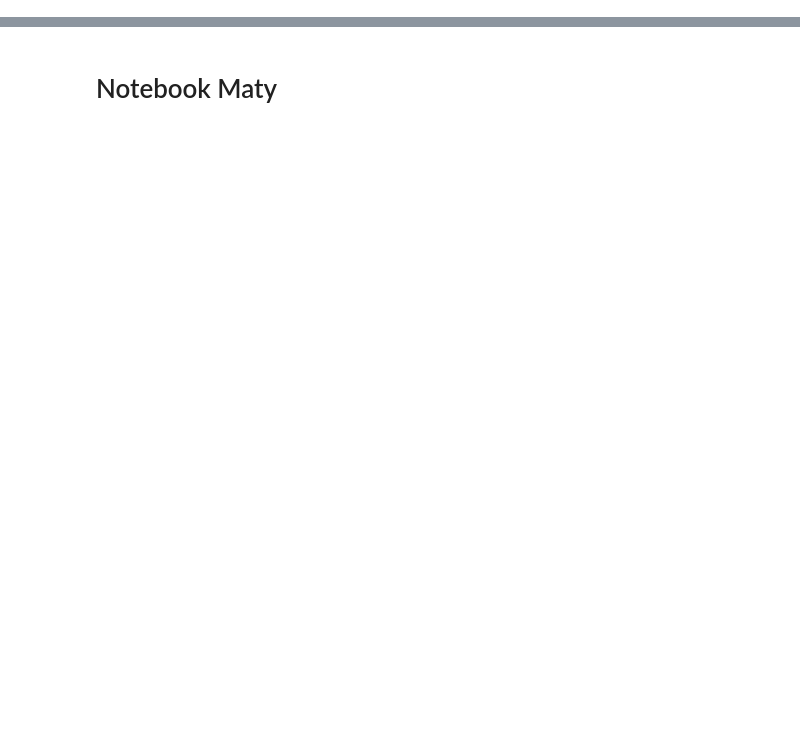
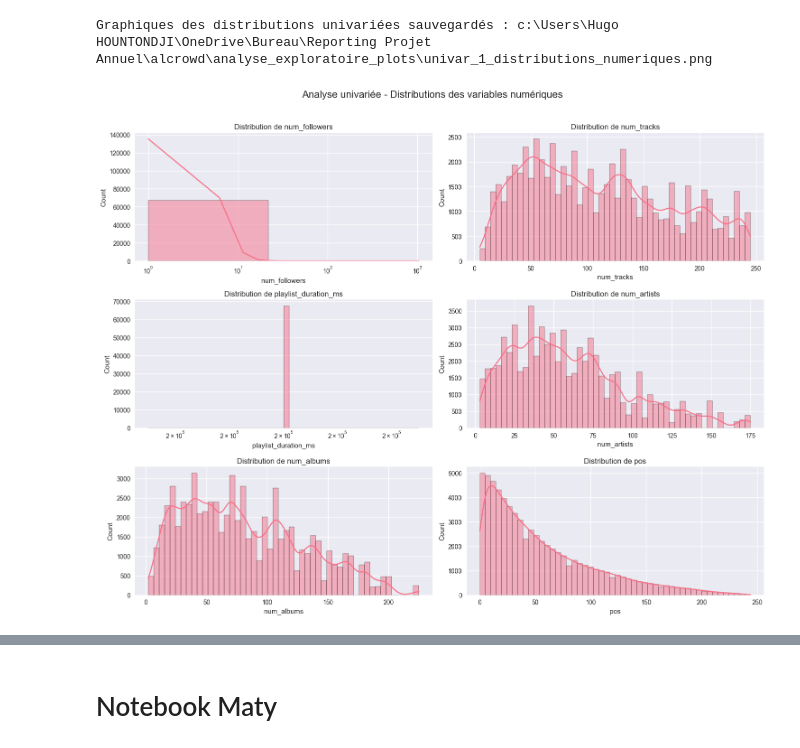
Before and after one commit to HugoHOUNTesgi/Reporting-Projet-Annuel, a Jupyter notebook: projet_reporting.ipynb, the cells around one changed output, grey strips where cells are left out. Drawn from its saved outputs; the diff is of its cells as text; code cells hidden in the pictures; blank space fills up the shorter version.

```diff
--- a/projet_reporting.ipynb
+++ b/projet_reporting.ipynb
@@ -169,0 +307,26 @@ Réaliser une analyse bivariée pour explorer les relations entre les variables
+# %%
+# Configuration pour l'analyse exploratoire
+from scipy import stats
+import warnings
+warnings.filterwarnings('ignore')
+plt.style.use('seaborn-v0_8')
+sns.set_palette("husl")
+# %%
+print("Passons à présent à l'analyse exploratoire")
+
+#################################################################################################
+
+# Chargement des données
+base_dir = os.getcwd()
+data_path = os.path.join(base_dir, 'alcrowd', 'alcrowd_cleaned.csv')
+
+# Création d'un dossier de sortie dédié pour nos graphiques
+output_dir = os.path.join(base_dir, 'alcrowd', 'analyse_exploratoire_plots')
+os.makedirs(output_dir, exist_ok=True)
+
+if not os.path.exists(data_path):
+    raise FileNotFoundError(f"Le fichier de données nettoyées n'a pas été trouvé : {data_path}\n"
+                            "Pensez à dans un premier temps, exécuter le script de nettoyage des données.")
+
+df = pd.read_csv(data_path)
+print(f"Données chargées depuis '{data_path}'.")
@@ -169,0 +388,20 @@ Réaliser une analyse bivariée pour explorer les relations entre les variables
+# %%
+# Visualisation des distributions
+numeric_cols_to_plot = ['num_followers', 'num_tracks', 'playlist_duration_ms', 'num_artists', 'num_albums', 'pos']
+plt.figure(figsize=(15, 12))
+plt.suptitle('Analyse univariée - Distributions des variables numériques', fontsize=16)
+for i, col in enumerate(numeric_cols_to_plot, 1):
+    plt.subplot(3, 2, i)
+    sns.histplot(df[col], kde=True, bins=50)
+    plt.title(f'Distribution de {col}')
+    # L'échelle log est utile pour les données très asymétriques
+    if df[col].max() > 1000 and df[col].min() >= 0:
+        plt.xscale('log')
+plt.tight_layout(rect=[0, 0, 1, 0.96])
+univariate_plot_path = os.path.join(output_dir, 'univar_1_distributions_numeriques.png')
+plt.savefig(univariate_plot_path)
+print(f"Graphiques des distributions univariées sauvegardés : {univariate_plot_path}")
+plt.show()
+# %% [output]
+Graphiques des distributions univariées sauvegardés : c:\Users\Hugo HOUNTONDJI\OneDrive\Bureau\Reporting Projet Annuel\alcrowd\analyse_exploratoire_plots\univar_1_distributions_numeriques.png
+[figure, added]
```
Also changed, not shown: parts of 53 cells of this notebook, 4 other files.
